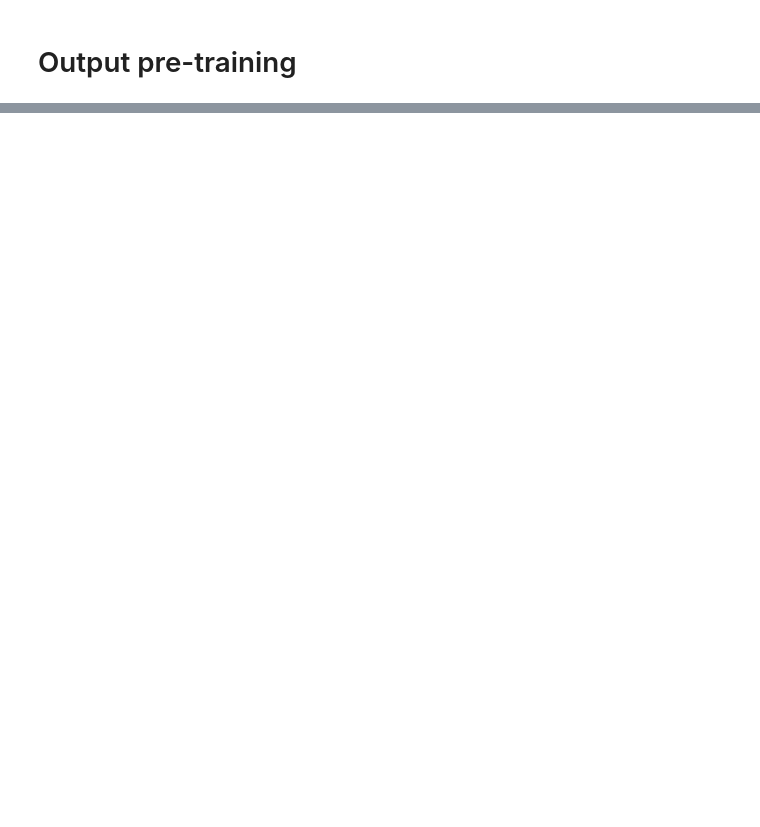
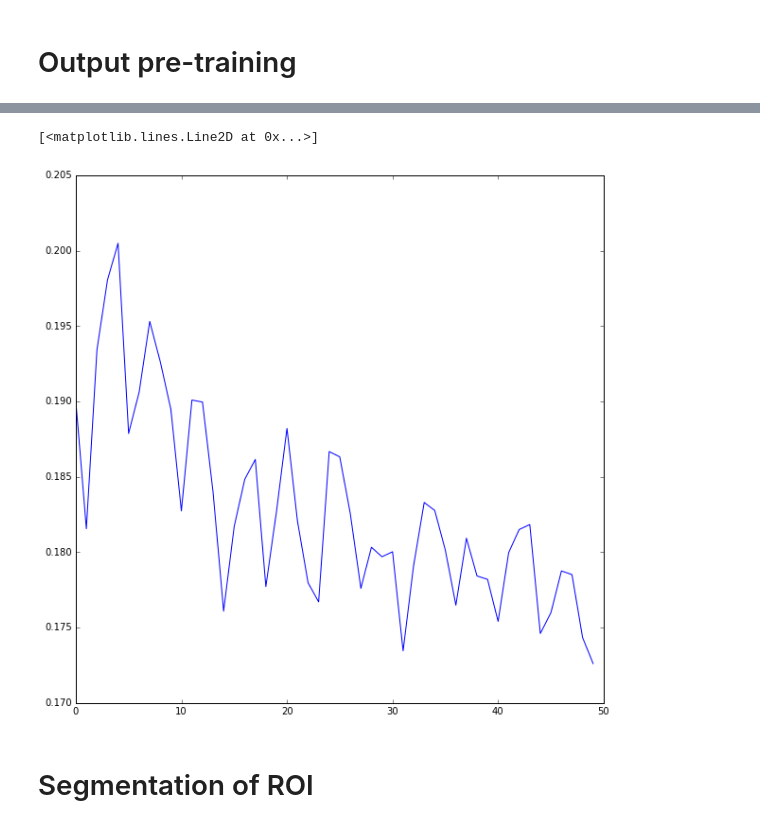
Before and after one commit to tbordierK/mva, a Jupyter notebook: medical/code/automatic_detection.ipynb, the cells around one changed output, grey strips where cells are left out. Saved outputs shown, nothing was run; the diff lists cells and outputs as text; code cells hidden in the pictures; blank space fills up the shorter version.

```diff
--- a/medical/code/automatic_detection.ipynb
+++ b/medical/code/automatic_detection.ipynb
@@ -196,2 +273,23 @@ plt.plot(history.history['loss'])
 # %% [markdown]
 # Output pre-training
+# %%
+def generate_maxpooled_activations_from_h5(path):
+    '''
+    Generates patches of size 11*11 to feed to the sparse auto-encoder
+    '''
+
+    while 1:
+
+        activations_h5 = h5py.File(path,'r')
+        n = activations_h5['X'].shape[0]
+
+        roi_h5 = h5py.File('../data/roi_training_sub.h5','r')
+
+        for k in range(260):
+            img = activations_h5['X'][k]
+            img = img.reshape((1,100,9,9))
+            roi = roi_h5['X'][k]
+            roi = roi.flatten().reshape((1,1024))
+            yield (img,roi)
+
+    file_h5.close()
@@ -203,5 +308,8 @@ pretrain.add(Flatten(input_shape = (100,9,9)))
 pretrain.add(Dense(1024,activation='sigmoid',W_regularizer=l2(lamd)))
 pretrain.summary()
 
-sgd = SGD(lr=0.01, decay=1e-4, momentum=0.9, nesterov=True)
-pretrain.compile(loss='mean_squared_error', optimizer=sgd)
+
+ada = Adagrad()
+pretrain.compile(loss='mean_squared_error', optimizer=ada)
+
+history = pretrain.fit_generator(generate_maxpooled_activations_from_h5(OUTPUT),samples_per_epoch=260, nb_epoch=nb_epoch)
@@ -233,0 +340,6 @@ for i in range(32):
+# %%
+plt.figure(figsize=(10,10))
+plt.plot(history.history['loss'])
+# %% [output]
+[<matplotlib.lines.Line2D at 0x...>]
+[figure, added]
@@ -233,0 +350,2 @@ for i in range(32):
+# %% [markdown]
+# Segmentation of ROI
```
Also changed, not shown: parts of 62 cells of this notebook, 1 other file.
